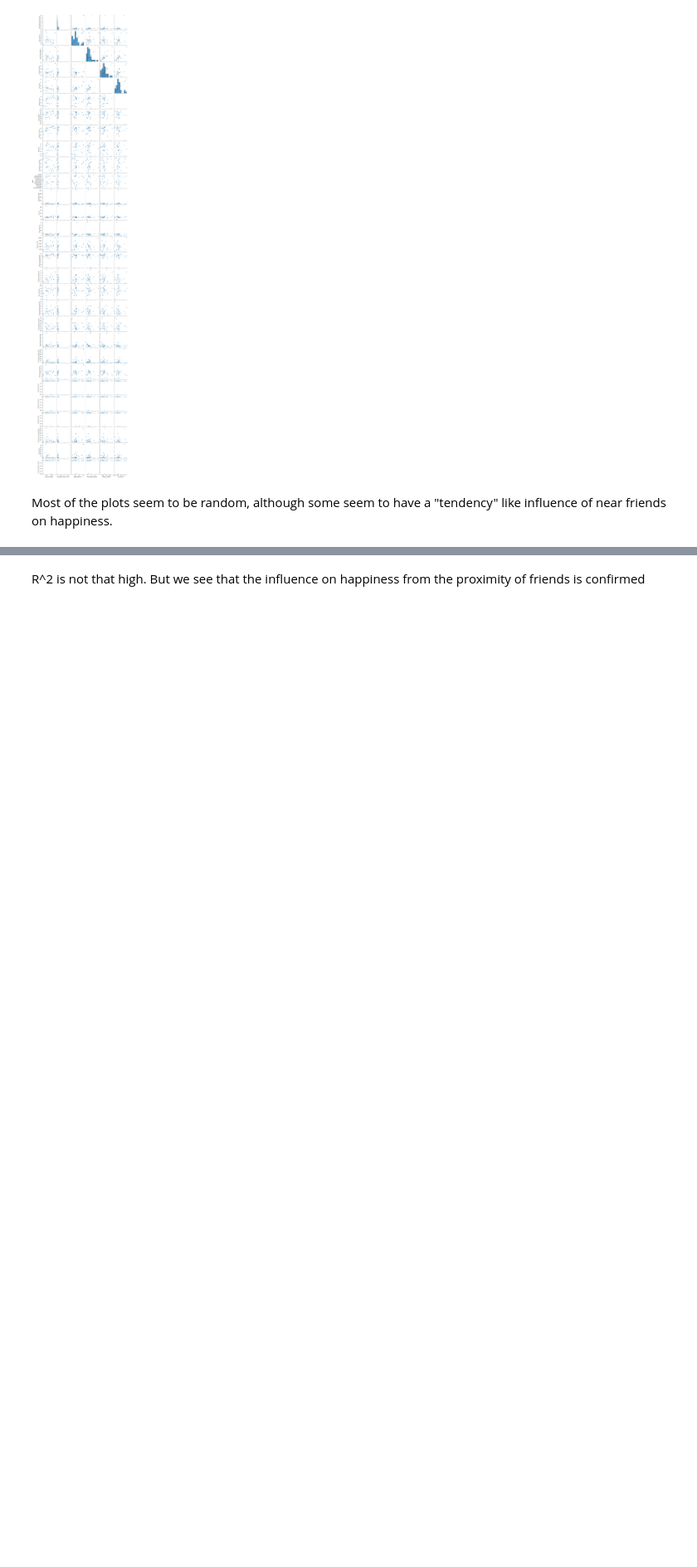
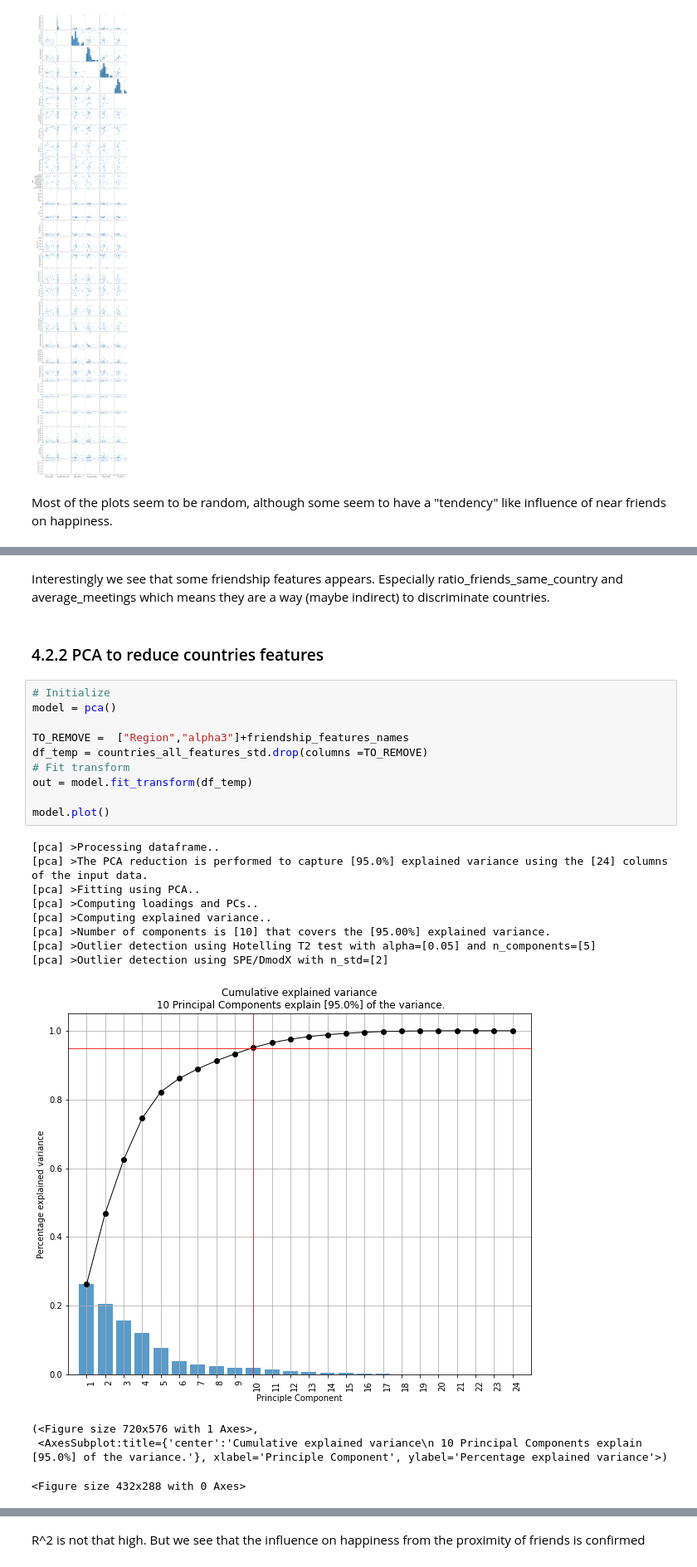
Before and after one commit to asreva/ada-2020-project-milestone-p3-p3_ada-dream-team, a Jupyter notebook: friendship_and_home_position.ipynb, the cells around one changed output, grey strips where cells are left out. Shown at 83% size. Saved outputs shown, nothing was run; the diff lists cells and outputs as text; blank space fills up the shorter version.

```diff
--- a/friendship_and_home_position.ipynb
+++ b/friendship_and_home_position.ipynb
@@ -1595,0 +1663,27 @@ Most of the plots seem to be random, although some seem to have a "tendency" lik
+# %% [markdown]
+Interestingly we see that some friendship features appears. Especially ratio_friends_same_country  and average_meetings  which means they are a way (maybe indirect) to discriminate countries.
+# %% [markdown]
+### 4.2.2 PCA to reduce countries features
+# %%
+# Initialize
+model = pca()
+
+TO_REMOVE =  ["Region","alpha3"]+friendship_features_names
+df_temp = countries_all_features_std.drop(columns =TO_REMOVE)
+# Fit transform
+out = model.fit_transform(df_temp)
+
+model.plot()
+# %% [output]
+[pca] >Processing dataframe..
+[pca] >The PCA reduction is performed to capture [95.0%] explained variance using the [24] columns of the input data.
+[pca] >Fitting using PCA..
+[pca] >Computing loadings and PCs..
+[pca] >Computing explained variance..
+[pca] >Number of components is [10] that covers the [95.00%] explained variance.
+[pca] >Outlier detection using Hotelling T2 test with alpha=[0.05] and n_components=[5]
+[pca] >Outlier detection using SPE/DmodX with n_std=[2]
+[figure, added]
+(<Figure size 720x576 with 1 Axes>,
+ <AxesSubplot:title={'center':'Cumulative explained variance\n 10 Principal Components explain [95.0%] of the variance.'}, xlabel='Principle Component', ylabel='Percentage explained variance'>)
+<Figure size 432x288 with 0 Axes>
```
Also changed, not shown: parts of 70 cells of this notebook.
